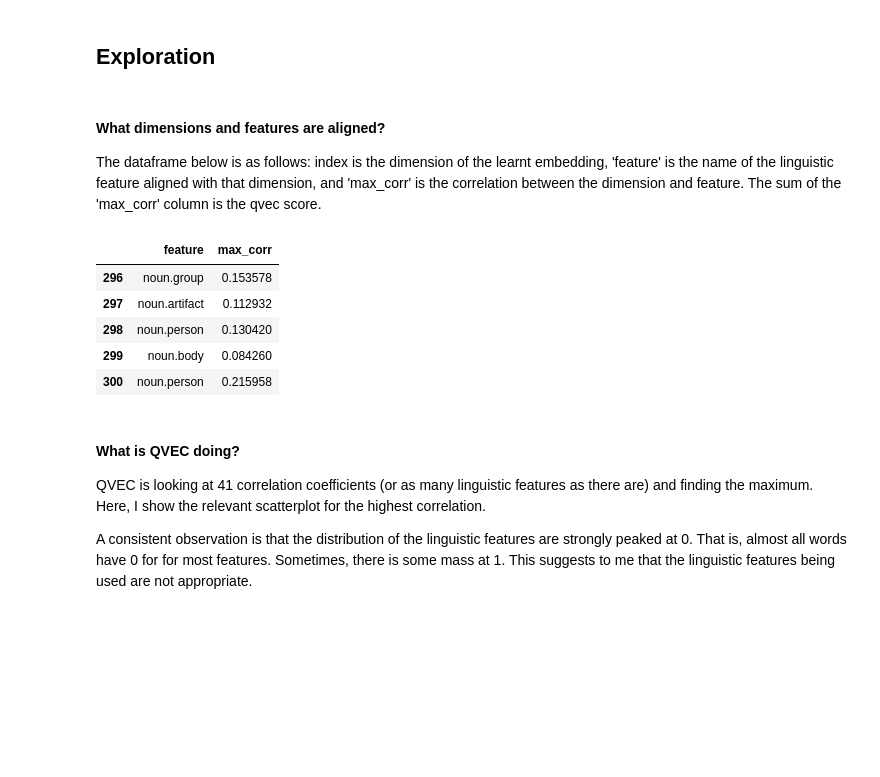
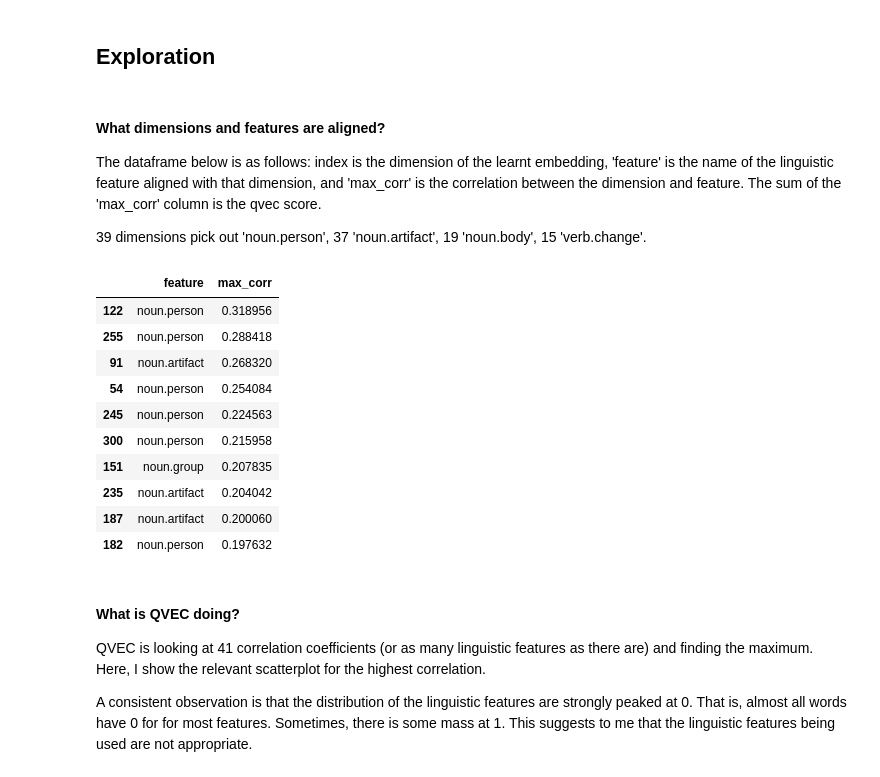
Before and after one commit to geoffbacon/semrep, a Jupyter notebook: semrep/evaluate/qvec/explore.ipynb, the cells around one changed output. Saved outputs shown, nothing was run; the diff lists cells and outputs as text; code cells hidden in the pictures; blank space fills up the shorter version.

```diff
--- a/semrep/evaluate/qvec/explore.ipynb
+++ b/semrep/evaluate/qvec/explore.ipynb
@@ -66,18 +67,25 @@ correlations.head()
 #### What dimensions and features are aligned?
 
 The dataframe below is as follows: index is the dimension of the learnt embedding, 'feature' is the name of the linguistic feature aligned with that dimension, and 'max_corr' is the correlation between the dimension and feature. The sum of the 'max_corr' column is the qvec score.
+
+39 dimensions pick out 'noun.person', 37 'noun.artifact', 19 'noun.body', 15 'verb.change'.
 # %%
 alignments = pd.DataFrame(correlations.idxmax(axis=1))
 alignments.columns = ['feature']
 alignments['max_corr'] = correlations.max(axis=1)
-alignments.tail()
+alignments.sort_values(by='max_corr', ascending=False).head(10)
 # %% [output]
 |  | feature | max_corr |
-| 296 | noun.group | 0.153578 |
-| 297 | noun.artifact | 0.112932 |
-| 298 | noun.person | 0.130420 |
-| 299 | noun.body | 0.084260 |
+| 122 | noun.person | 0.318956 |
+| 255 | noun.person | 0.288418 |
+| 91 | noun.artifact | 0.268320 |
+| 54 | noun.person | 0.254084 |
+| 245 | noun.person | 0.224563 |
 | 300 | noun.person | 0.215958 |
+| 151 | noun.group | 0.207835 |
+| 235 | noun.artifact | 0.204042 |
+| 187 | noun.artifact | 0.200060 |
+| 182 | noun.person | 0.197632 |
 # %% [markdown]
 #### What is QVEC doing?
 
```
Also changed, not shown: parts of 25 cells of this notebook.
